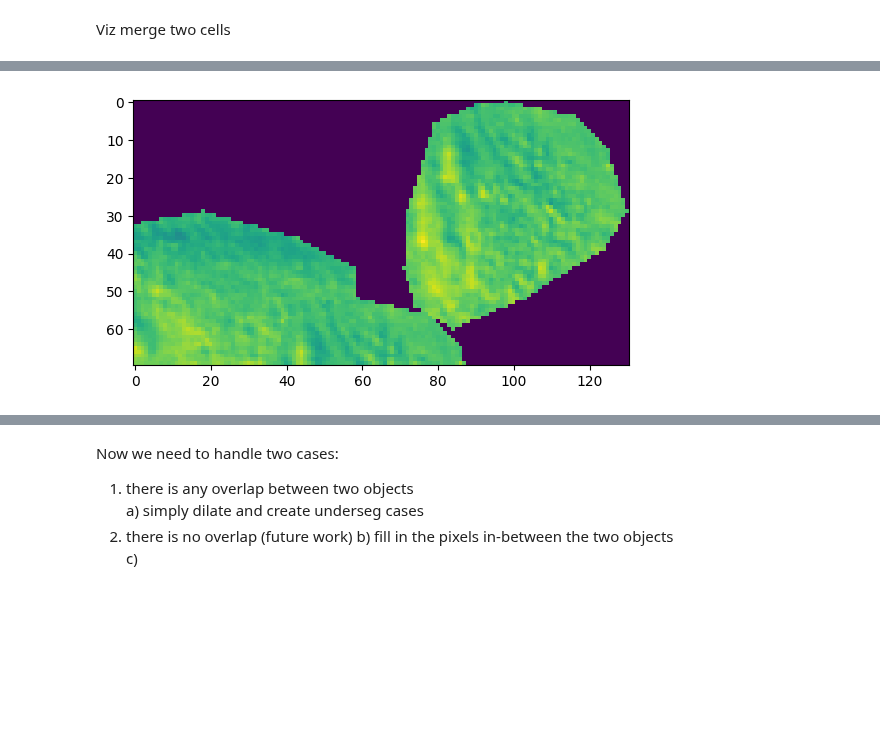
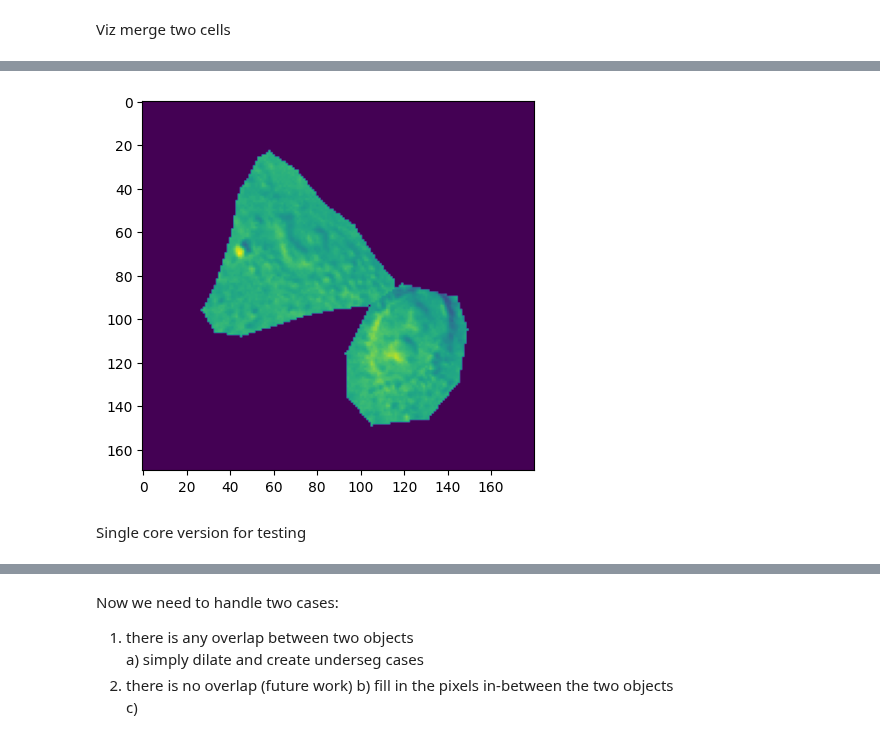
Before and after one commit to xing-lab-pitt/livecellx, a Jupyter notebook: notebooks/correct_seg_data_prep_v6_synthetic_underseg.ipynb, the cells around one changed output, grey strips where cells are left out. Cells and saved outputs as stored; diff of their text form; code cells hidden in the pictures; blank space fills up the shorter version.

```diff
--- a/notebooks/correct_seg_data_prep_v6_synthetic_underseg.ipynb
+++ b/notebooks/correct_seg_data_prep_v6_synthetic_underseg.ipynb
@@ -349,5 +294,5 @@ viz_check_combined_sc_result(new_sc1, new_sc2)
 # %%
-def gen_synthetic_overlap_scs(sc1, sc2, max_overlap_percent=0.2, bg_scale=2.0, fix_sc1=False, min_area_percent = 0.4, max_try=1000):
+def gen_synthetic_overlap_scs(sc1, sc2, max_overlap_percent=0.2, bg_scale=2.0, fix_sc1=False, min_reserved_area_percent = 0.7, max_try=1000):
     # TODO: optimize in the future via computational geometry; now simply use monte carlo for generating required synthetic data
     is_success = False
     counter = 0
@@ -365,16 +310,13 @@ def gen_synthetic_overlap_scs(sc1, sc2, max_overlap_percent=0.2, bg_scale=2.0, f
         # check area percent to prevent scs that are too small
         area = float(np.sum((new_sc1.get_contour_mask()>0).flatten())) + np.sum((new_sc2.get_contour_mask()>0).flatten())
         old_area = float(np.sum((sc1.get_contour_mask()>0).flatten())) + np.sum((sc2.get_contour_mask()>0).flatten())
-        if (area / old_area)  < min_area_percent:
+        if (area / old_area)  < min_reserved_area_percent:
             is_success = False
         counter += 1
 
     return new_sc1, new_sc2, overlap_percent, is_success
 
 
-def gen_synthetic_nonoverlap_scs(min_dist=10, max_dist=100, n=10, ):
-    pass
-
 
 # check results
 for i in tqdm(range(4)):
@@ -387,0 +367,25 @@ for i in tqdm(range(4)):
+# %%
+def gen_sc_bg_crop(sc, shape):
+    """generate background for sc by cropping from the sc's image. For regions belong to single cells, remove cells and fill with gaussian noise."""
+    img = sc.get_img()
+    mask = sc.get_mask().astype(bool)
+    bg_mask = np.logical_not(mask)
+    if not (img.shape[0] >= shape[0] and img.shape[1] >= shape[1]):
+        print("Shape of sc is smaller than the required shape, return None...")
+        return None
+    # compute gauss distribution of background pixels
+    pixels = img[bg_mask].flatten()
+    mean = np.mean(pixels)
+    std = np.std(pixels)
+
+    # randomly crop a region from the large image
+    bounds = np.array(img.shape) - np.array(shape)
+    crop_row, crop_col = np.random.randint(low=0, high=bounds, size=2)
+    res_bg_img = np.array(img[crop_row:crop_row+shape[0], crop_col:crop_col+shape[1]])
+    res_bg_mask = np.array(bg_mask[crop_row:crop_row+shape[0], crop_col:crop_col+shape[1]])
+
+    res_bg_img[~res_bg_mask] = np.random.normal(0, 1, np.sum(~res_bg_mask)) * std + mean
+    return res_bg_img
+
+
+plt.imshow(gen_sc_bg_crop(sc1, (512, 512)))
@@ -674,7 +810,7 @@ sc3.show()
-# %%
-sc4, sc5 = combine_two_scs_monte_carlo(sc3, new_sc2, bg_scale=1.5)
-sc6, is_success = merge_two_scs(sc4, sc5)
-if is_success:
-    sc6.show()
-# %% [output]
-[figure, removed]
+# %%
+new_sc1, new_sc2, _, _ = gen_synthetic_overlap_scs(sc1, sc2, min_reserved_area_percent=1)
+sc3, is_success = merge_two_scs_overlap(new_sc1, new_sc2)
+if is_success:
+    sc3.show()
+# %% [output]
+[figure, added]
@@ -714,0 +897,2 @@ def gen_syn_underseg_test_data_v6():
+# %% [markdown]
+Single core version for testing
```
Also changed, not shown: parts of 30 cells of this notebook.
